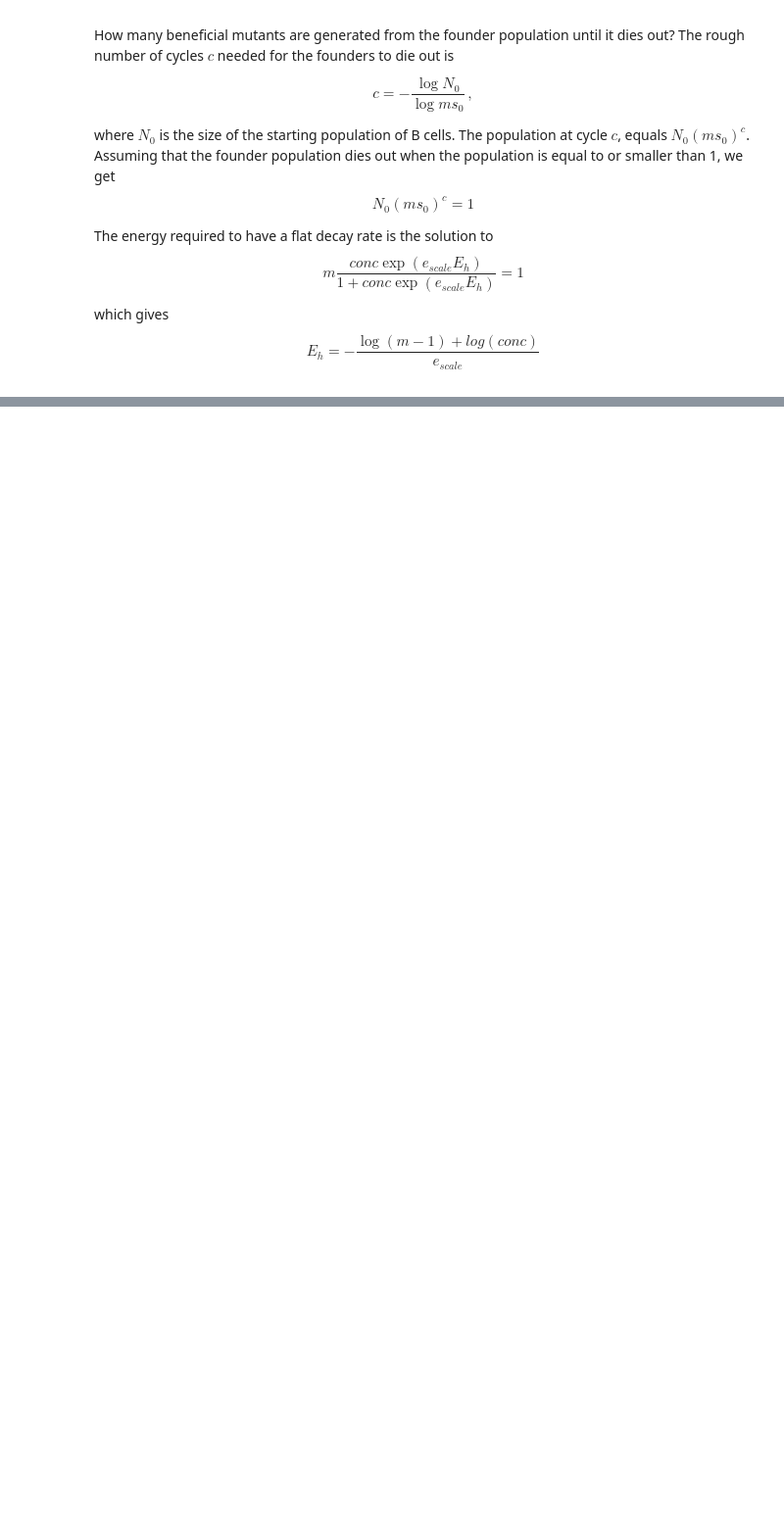
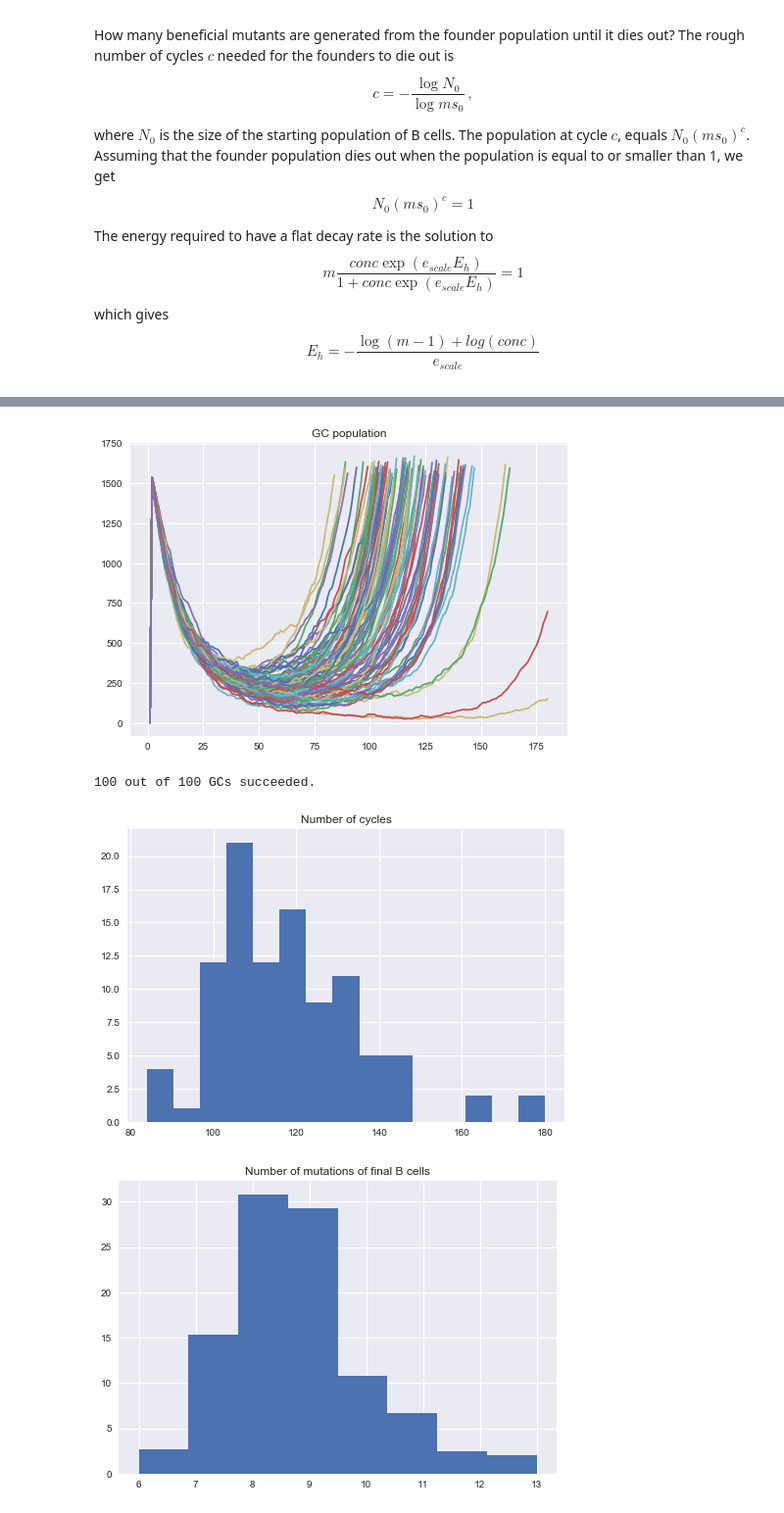
Before and after one commit to jlouveau/Github_Kayla_Joy, a Jupyter notebook: Analysis.ipynb, the cells around one changed output, grey strips where cells are left out. Shown at 98% size. Cells and saved outputs as stored; diff of their text form; code cells hidden in the pictures; blank space fills up the shorter version.

Commit message:
Simulation notebook to generate figures
Mixture_project notebook after we converged

```diff
--- a/Analysis.ipynb
+++ b/Analysis.ipynb
@@ -172,0 +178,47 @@ print('%d out of %d GCs succeeded.' % (nSucceed, nTrials))
+# %%
+# lognormal
+reader    = csv.DictReader(open('1Ag-output-total.csv'))
+allTable  = [obs for obs in reader]
+reader    = csv.DictReader(open('1Ag-output-memory.csv'))
+cellTable = [obs for obs in reader]
+
+nTrials  = 100
+nSucceed = 0
+nCycles  = []
+
+fig = plot.figure()
+for i in range(nTrials):
+    tTable = selectObservations(allTable, ['trial'], [str(i)])
+    x      = [int(o['cycle'])           for o in tTable]
+    y      = [int(o['number recycled']) for o in tTable]
+    if y[-1]>0: nSucceed += 1
+    nCycles.append(x[-1])
+    plot.plot(x, y)
+plot.title('GC population')
+plot.show()
+
+print('%d out of %d GCs succeeded.' % (nSucceed, nTrials))
+
+fig = plot.figure()
+n, bins, patches = plot.hist(nCycles, 15)
+plot.title('Number of cycles')
+plot.show()
+
+nMutations = []
+weights    = []
+for i in range(nTrials):
+    tTable = selectObservations(cellTable, ['trial'], [str(i)])
+    total  = float(np.sum([int(o['number']) for o in tTable]))
+    for o in tTable:
+        nMutations.append(int(o['CDR_mutations']))
+        weights.append(float(o['number'])/total)
+
+fig = plot.figure()
+n, bins, patches = plot.hist(nMutations, 1 + np.max(nMutations) - np.min(nMutations), weights=weights)
+plot.title('Number of mutations of final B cells')
+plot.show()
+# %% [output]
+[figure, added]
+100 out of 100 GCs succeeded.
+[figure, added]
+[figure, added]
```
Also changed, not shown: parts of 16 cells of this notebook, 3 other files.
